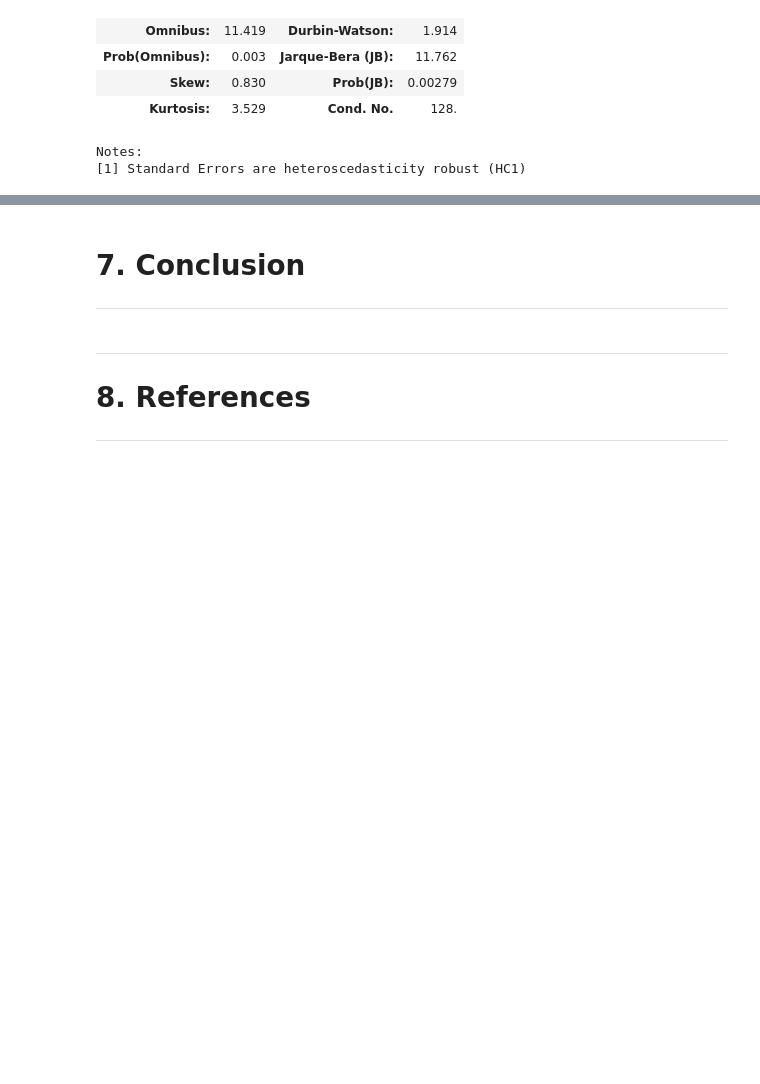
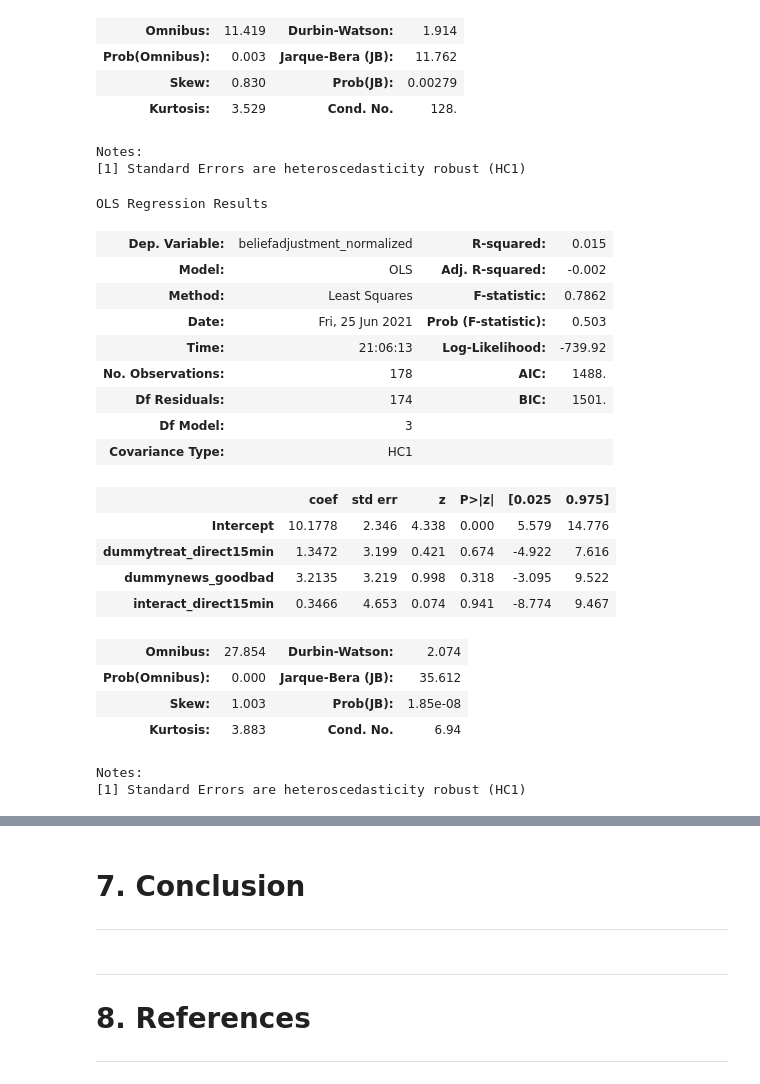
Before and after one commit to aysuavci/ose-data-science-course-project-aysuavci, a Jupyter notebook: project_notebook.ipynb, the cells around one changed output, grey strips where cells are left out. Drawn from its saved outputs; the diff is of its cells as text; code cells hidden in the pictures; blank space fills up the shorter version.

```diff
--- a/project_notebook.ipynb
+++ b/project_notebook.ipynb
@@ -529,3 +529,30 @@ OLS Regression Results
 | Kurtosis: | 3.529 | Cond. No. | 128. |
 Notes:
 [1] Standard Errors are heteroscedasticity robust (HC1)
+# %%
+#Reg 5 Belief
+model_ols = smf.ols(formula= "beliefadjustment_normalized ~ dummytreat_direct15min + dummynews_goodbad + interact_direct15min", data=df)
+rslt = model_ols.fit(cov_type='HC1')
+rslt.summary()
+# %% [output]
+OLS Regression Results
+| Dep. Variable: | beliefadjustment_normalized | R-squared: | 0.015 |
+| Model: | OLS | Adj. R-squared: | -0.002 |
+| Method: | Least Squares | F-statistic: | 0.7862 |
+| Date: | Fri, 25 Jun 2021 | Prob (F-statistic): | 0.503 |
+| Time: | 21:06:13 | Log-Likelihood: | -739.92 |
+| No. Observations: | 178 | AIC: | 1488. |
+| Df Residuals: | 174 | BIC: | 1501. |
+| Df Model: | 3 |  |  |
+| Covariance Type: | HC1 |  |  |
+|  | coef | std err | z | P>|z| | [0.025 | 0.975] |
+| Intercept | 10.1778 | 2.346 | 4.338 | 0.000 | 5.579 | 14.776 |
+| dummytreat_direct15min | 1.3472 | 3.199 | 0.421 | 0.674 | -4.922 | 7.616 |
+| dummynews_goodbad | 3.2135 | 3.219 | 0.998 | 0.318 | -3.095 | 9.522 |
+| interact_direct15min | 0.3466 | 4.653 | 0.074 | 0.941 | -8.774 | 9.467 |
+| Omnibus: | 27.854 | Durbin-Watson: | 2.074 |
+| Prob(Omnibus): | 0.000 | Jarque-Bera (JB): | 35.612 |
+| Skew: | 1.003 | Prob(JB): | 1.85e-08 |
+| Kurtosis: | 3.883 | Cond. No. | 6.94 |
+Notes:
+[1] Standard Errors are heteroscedasticity robust (HC1)
```
Also changed, not shown: parts of 1 cell of this notebook.
